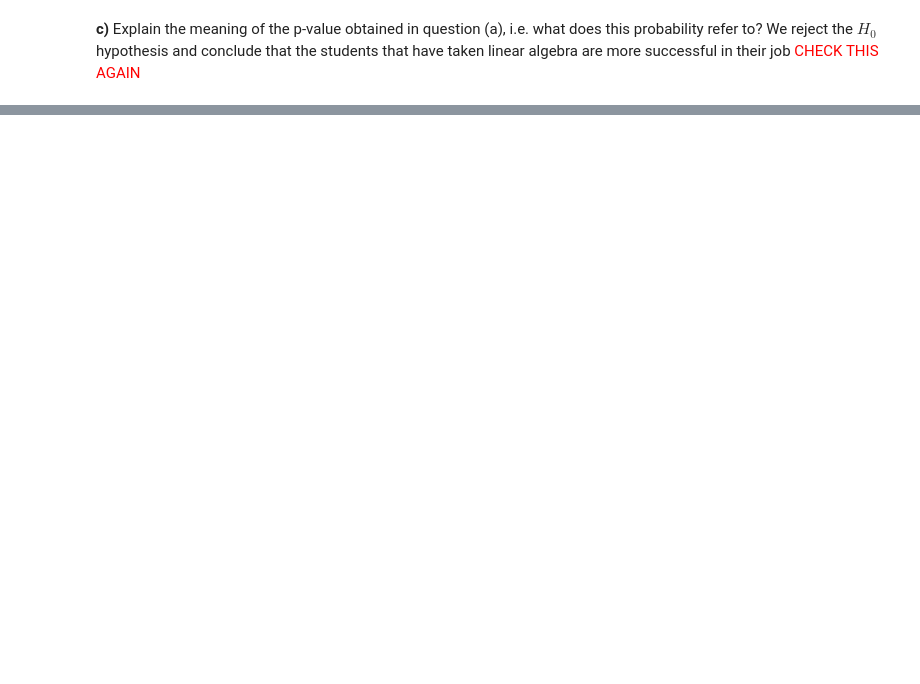
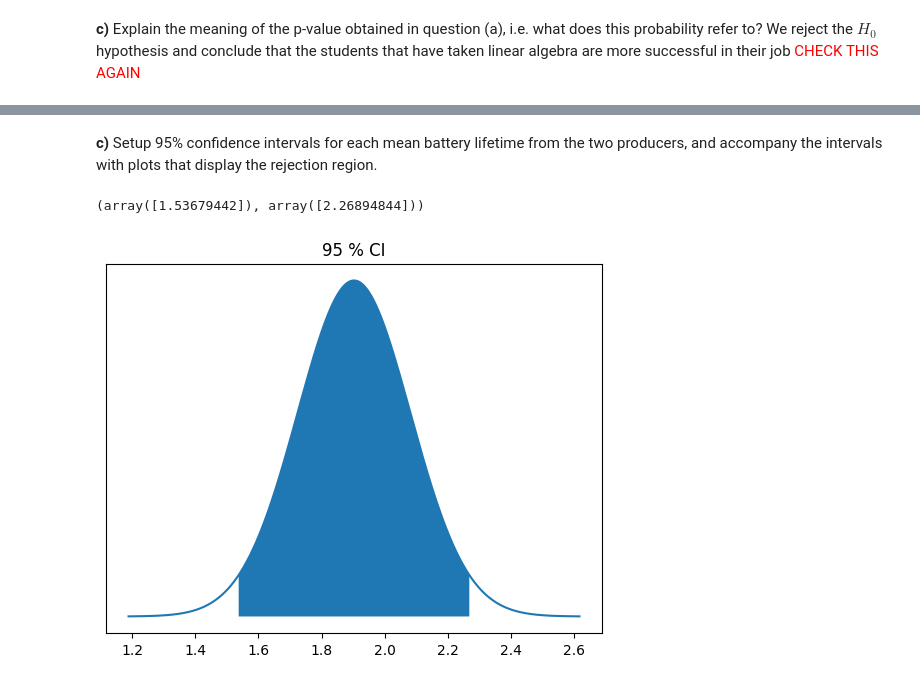
Before and after one commit to nickcernean/SMP_Exercises, a Jupyter notebook: 7_Hypothesis Testing/Problems_7.ipynb, the cells around one changed output, grey strips where cells are left out. Saved outputs shown, nothing was run; the diff lists cells and outputs as text; code cells hidden in the pictures; blank space fills up the shorter version.

```diff
--- a/7_Hypothesis Testing/Problems_7.ipynb
+++ b/7_Hypothesis Testing/Problems_7.ipynb
@@ -29,3 +29,15 @@ from IPython.display import display, Math, Latex
 from IPython.display import Image, HTML
 import statsmodels.stats.power as smp
 import statsmodels.api as sm
+# %%
+# Let us create a UDF which will enable us to shade areas under the curve for standardnormal distribution
+
+def draw_z_score(x, cond, mu, sigma, title):
+    y = norm.pdf(x, mu, sigma)
+    z = x[cond]
+    plt.plot(x, y)
+    plt.ticklabel_format(style='plain', useOffset=False, axis='x')
+    plt.yticks([])
+    plt.fill_between(z, norm.pdf(z, mu, sigma))
+    plt.title(title)
+    plt.show()
@@ -804,0 +935,29 @@ We reject the $H_0$ hypothesis and conclude that the students that have taken li
+# %% [markdown]
+**c)** Setup 95% confidence intervals for each mean battery lifetime from the two producers, and accompany the intervals with plots that display the rejection region.
+# %%
+##Producer 1
+level_of_confidence = 0.95
+
+## array length
+arr_length= len(cleaned_producer1)
+
+## Degree of freedom
+ddof = arr_length-1
+
+## Mean deviation calculation
+sample_mean = np.mean(cleaned_producer1)
+
+## Standard error
+SE = stats.sem(cleaned_producer1)
+
+CI = stats.t.interval(level_of_confidence, df = ddof, loc = sample_mean, scale = SE)
+print(CI)
+# print('A ' + repr(level_of_confidence*100) + ' % confidence interval for the sample mean is [' + repr(round(CI[0],4)) + ' < miu_1 - miu_2 < '
+#       + repr(round(CI[1],4)) + ']')
+
+x = np.linspace(sample_mean-4*SE, sample_mean+4*SE, 1000)
+
+draw_z_score(x, (CI[0] <= x) & (x <= CI[1]), sample_mean, SE, '95 % CI')
+# %% [output]
+(array([1.53679442]), array([2.26894844]))
+[figure, added]
```
Also changed, not shown: parts of 20 cells of this notebook, 6 other files.
